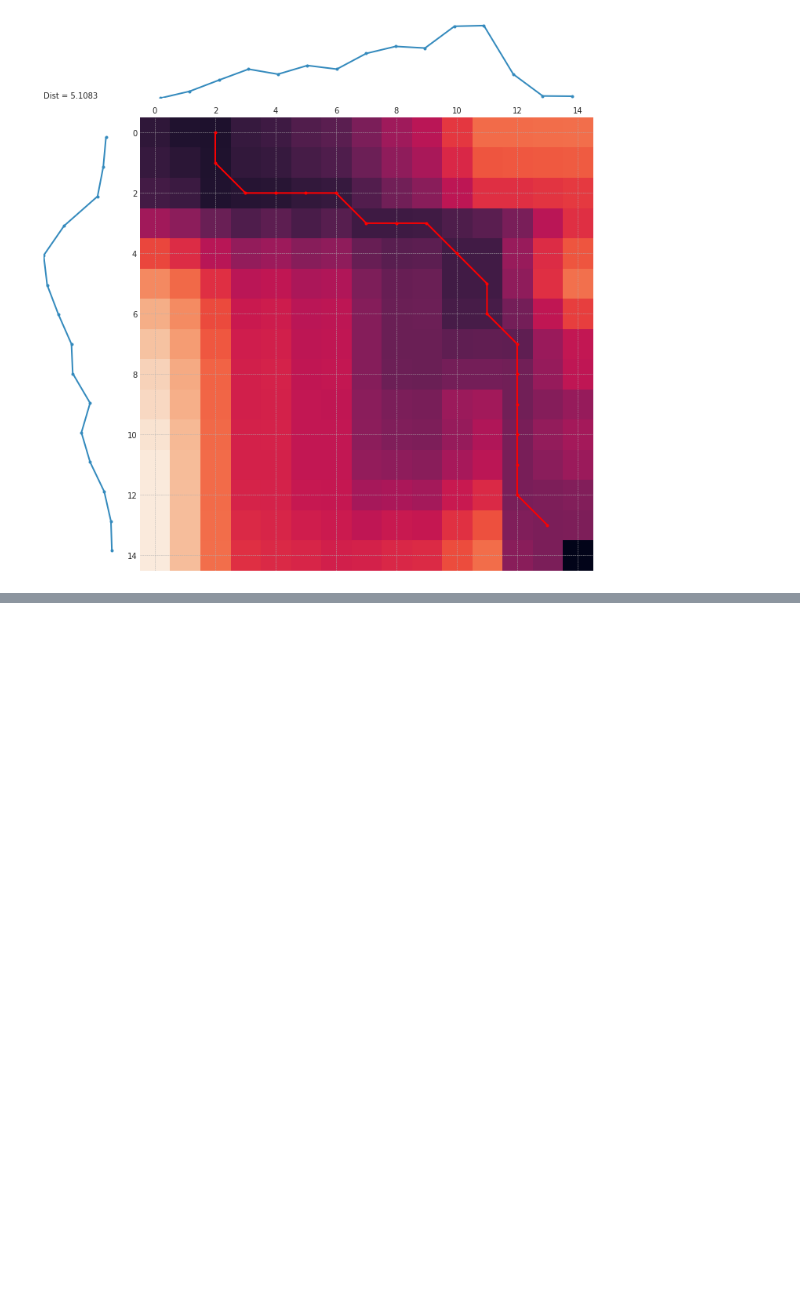
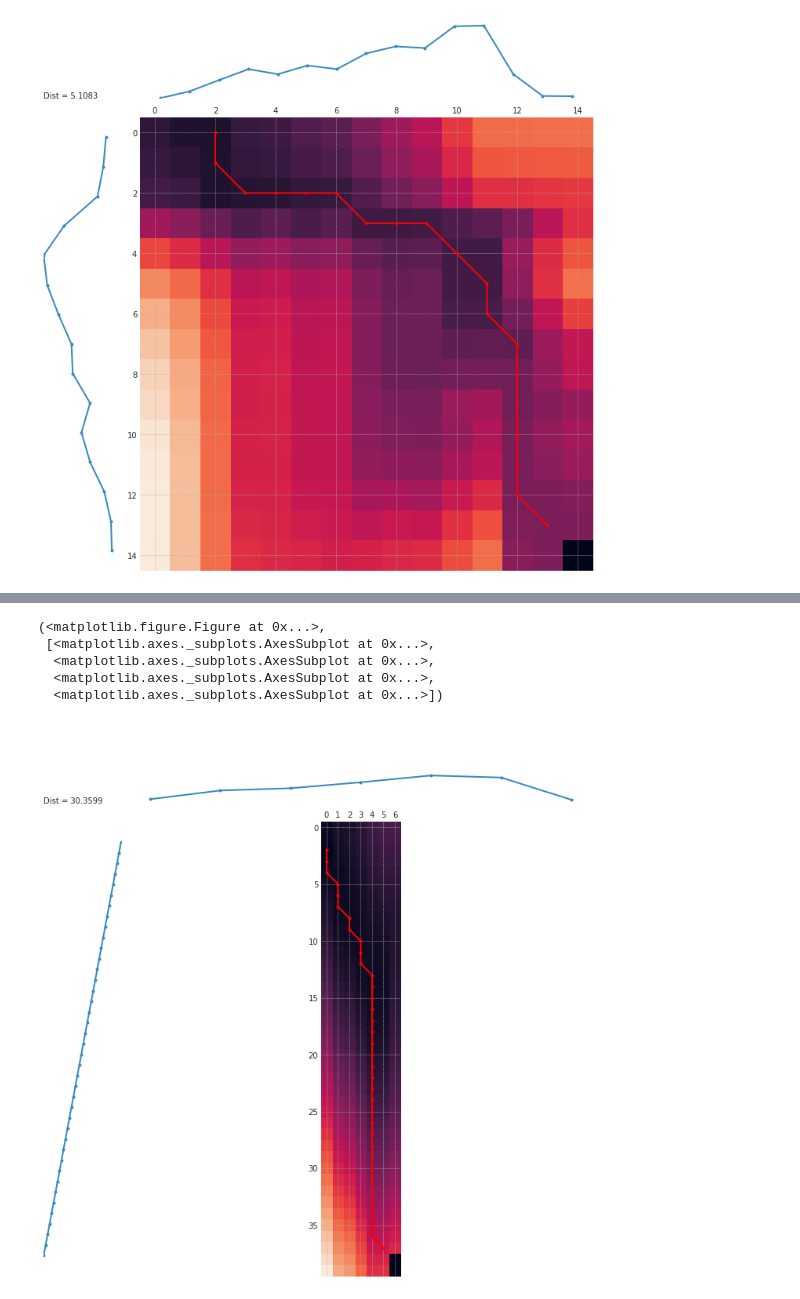
Before and after one commit to ABV-Hub/ShapeDTW-experiments, a Jupyter notebook: DTW.ipynb, the cells around one changed output, grey strips where cells are left out. Cells and saved outputs as stored; diff of their text form; code cells hidden in the pictures; blank space fills up the shorter version.

```diff
--- a/DTW.ipynb
+++ b/DTW.ipynb
@@ -342,8 +374,15 @@ dtwvis.plot_warpingpaths(ts1, ts2, paths, best_path)
 # %%
 from dtaidistance import dtw
 from dtaidistance import dtw_visualisation as dtwvis
 import numpy as np
 x = np.arange(0, 20, .5)
-d, paths = dtw.warping_paths(ts1, ts2, window=25, psi=2)
+d, paths = dtw.warping_paths(x, y, window=25, psi=2)
 best_path = dtw.best_path(paths)
-dtwvis.plot_warpingpaths(ts1, ts2, paths, best_path)
+dtwvis.plot_warpingpaths(x, y, paths, best_path)
+# %% [output]
+(<matplotlib.figure.Figure at 0x...>,
+ [<matplotlib.axes._subplots.AxesSubplot at 0x...>,
+  <matplotlib.axes._subplots.AxesSubplot at 0x...>,
+  <matplotlib.axes._subplots.AxesSubplot at 0x...>,
+  <matplotlib.axes._subplots.AxesSubplot at 0x...>])
+[figure, added]
```
Also changed, not shown: parts of 10 cells of this notebook.
